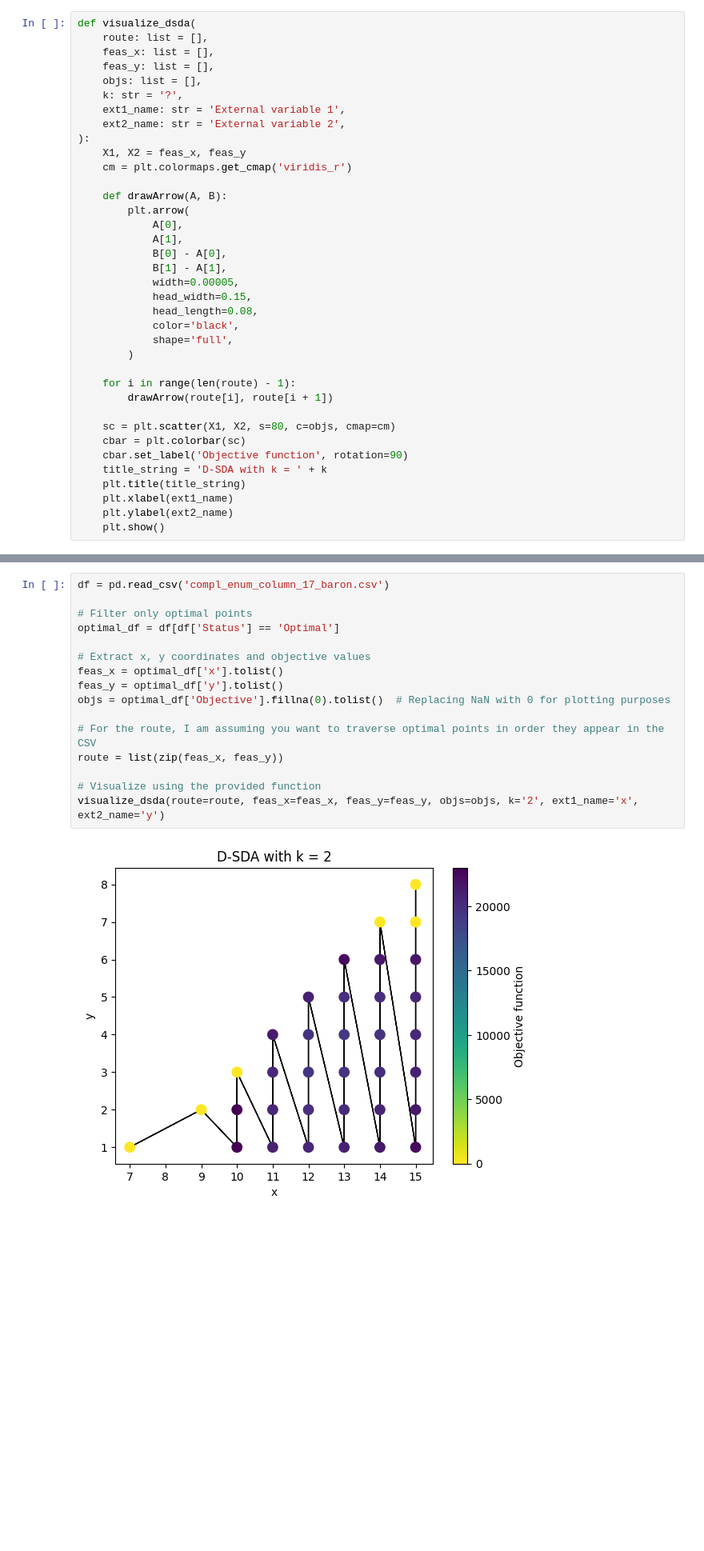
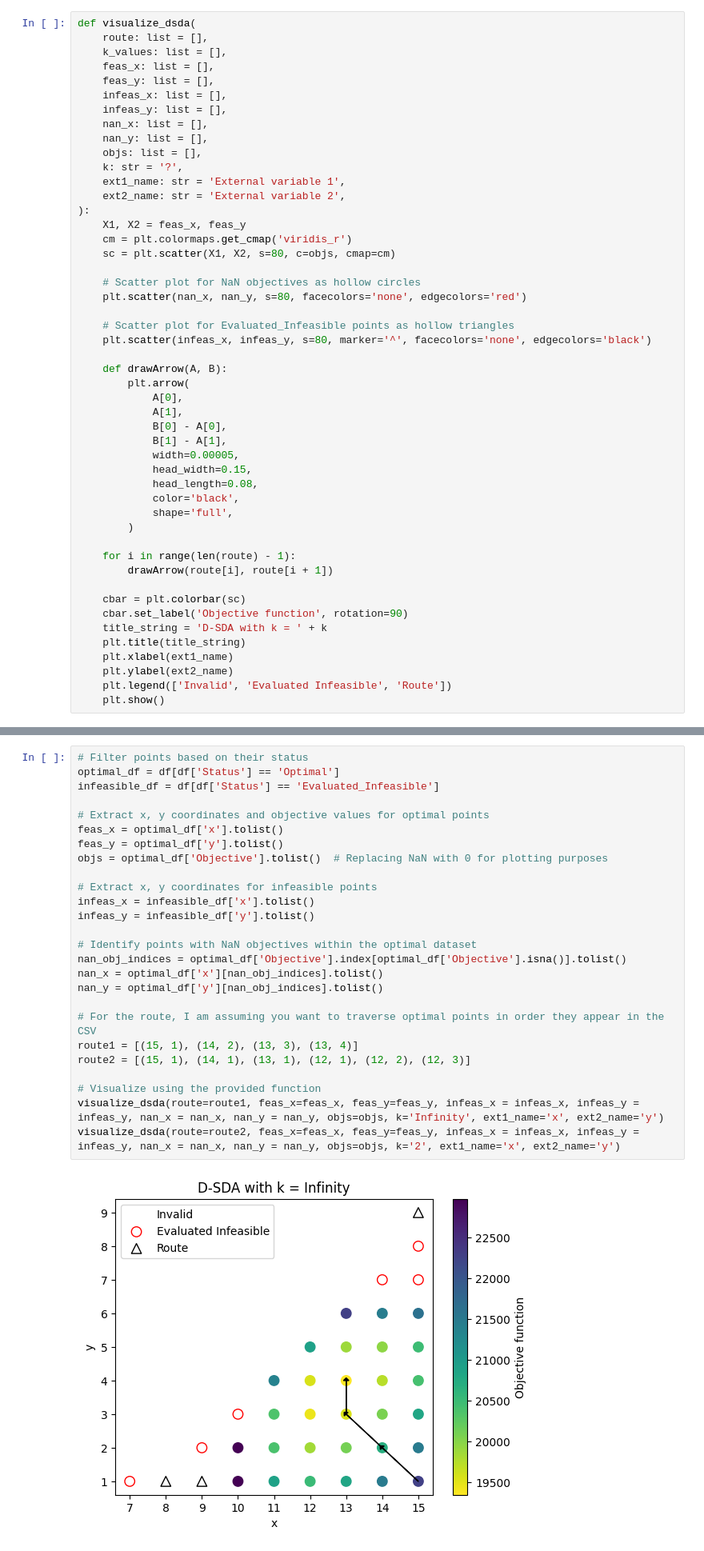
Before and after one commit to SECQUOIA/dsda-gdp, a Jupyter notebook: results/visualizeEnumertation.ipynb, the cells around one changed output, grey strips where cells are left out. Shown at 80% size. Drawn from its saved outputs; the diff is of its cells as text; blank space fills up the shorter version.

Commit message:
Added the documentation on visualize ipynb

```diff
--- a/results/visualizeEnumertation.ipynb
+++ b/results/visualizeEnumertation.ipynb
@@ -5,8 +9,13 @@ import numpy as np
 # %%
 def visualize_dsda(
     route: list = [],
+    k_values: list = [],
     feas_x: list = [],
     feas_y: list = [],
+    infeas_x: list = [],
+    infeas_y: list = [],
+    nan_x: list = [],
+    nan_y: list = [],
     objs: list = [],
     k: str = '?',
     ext1_name: str = 'External variable 1',
@@ -14,6 +23,13 @@ def visualize_dsda(
 ):
     X1, X2 = feas_x, feas_y
     cm = plt.colormaps.get_cmap('viridis_r')
+    sc = plt.scatter(X1, X2, s=80, c=objs, cmap=cm)
+
+    # Scatter plot for NaN objectives as hollow circles
+    plt.scatter(nan_x, nan_y, s=80, facecolors='none', edgecolors='red')
+
+    # Scatter plot for Evaluated_Infeasible points as hollow triangles
+    plt.scatter(infeas_x, infeas_y, s=80, marker='^', facecolors='none', edgecolors='black')
 
     def drawArrow(A, B):
         plt.arrow(
@@ -31,11 +47,11 @@ def visualize_dsda(
     for i in range(len(route) - 1):
         drawArrow(route[i], route[i + 1])
 
-    sc = plt.scatter(X1, X2, s=80, c=objs, cmap=cm)
     cbar = plt.colorbar(sc)
     cbar.set_label('Objective function', rotation=90)
     title_string = 'D-SDA with k = ' + k
     plt.title(title_string)
     plt.xlabel(ext1_name)
     plt.ylabel(ext2_name)
+    plt.legend(['Invalid', 'Evaluated Infeasible', 'Route'])
     plt.show()
@@ -42,18 +63,28 @@ def visualize_dsda(
 # %%
-df = pd.read_csv('compl_enum_column_17_baron.csv')
+# Filter points based on their status
+optimal_df = df[df['Status'] == 'Optimal']
+infeasible_df = df[df['Status'] == 'Evaluated_Infeasible']
 
-# Filter only optimal points
-optimal_df = df[df['Status'] == 'Optimal']
-
-# Extract x, y coordinates and objective values
+# Extract x, y coordinates and objective values for optimal points
 feas_x = optimal_df['x'].tolist()
 feas_y = optimal_df['y'].tolist()
-objs = optimal_df['Objective'].fillna(0).tolist()  # Replacing NaN with 0 for plotting purposes
+objs = optimal_df['Objective'].tolist()  # Replacing NaN with 0 for plotting purposes
+
+# Extract x, y coordinates for infeasible points
+infeas_x = infeasible_df['x'].tolist()
+infeas_y = infeasible_df['y'].tolist()
+
+# Identify points with NaN objectives within the optimal dataset
+nan_obj_indices = optimal_df['Objective'].index[optimal_df['Objective'].isna()].tolist()
+nan_x = optimal_df['x'][nan_obj_indices].tolist()
+nan_y = optimal_df['y'][nan_obj_indices].tolist()
 
 # For the route, I am assuming you want to traverse optimal points in order they appear in the CSV
-route = list(zip(feas_x, feas_y))
+route1 = [(15, 1), (14, 2), (13, 3), (13, 4)]
+route2 = [(15, 1), (14, 1), (13, 1), (12, 1), (12, 2), (12, 3)]
 
 # Visualize using the provided function
-visualize_dsda(route=route, feas_x=feas_x, feas_y=feas_y, objs=objs, k='2', ext1_name='x', ext2_name='y')
+visualize_dsda(route=route1, feas_x=feas_x, feas_y=feas_y, infeas_x = infeas_x, infeas_y = infeas_y, nan_x = nan_x, nan_y = nan_y, objs=objs, k='Infinity', ext1_name='x', ext2_name='y')
+visualize_dsda(route=route2, feas_x=feas_x, feas_y=feas_y, infeas_x = infeas_x, infeas_y = infeas_y, nan_x = nan_x, nan_y = nan_y, objs=objs, k='2', ext1_name='x', ext2_name='y')
 # %% [output]
-[figure, old version]
+[figure, new version]
```
Also changed, not shown: parts of 6 cells of this notebook, 2 other files.
